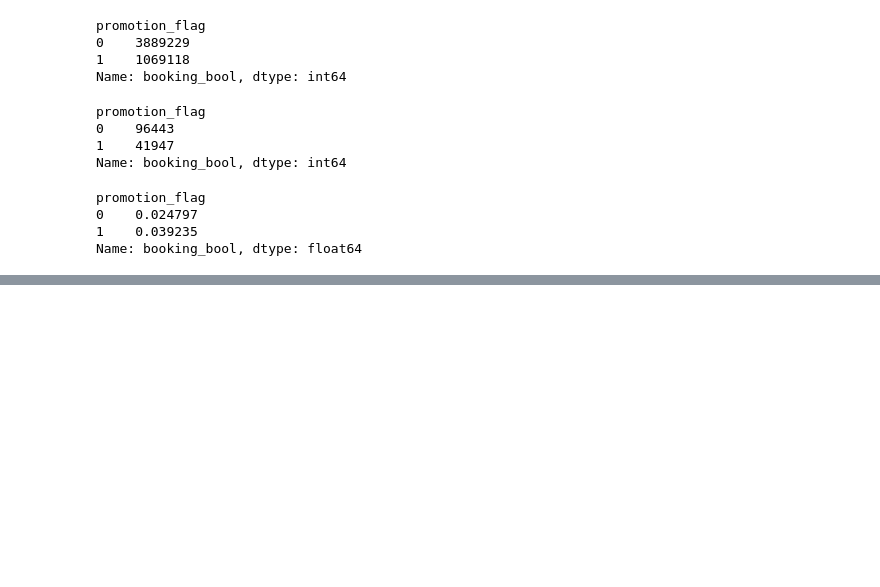
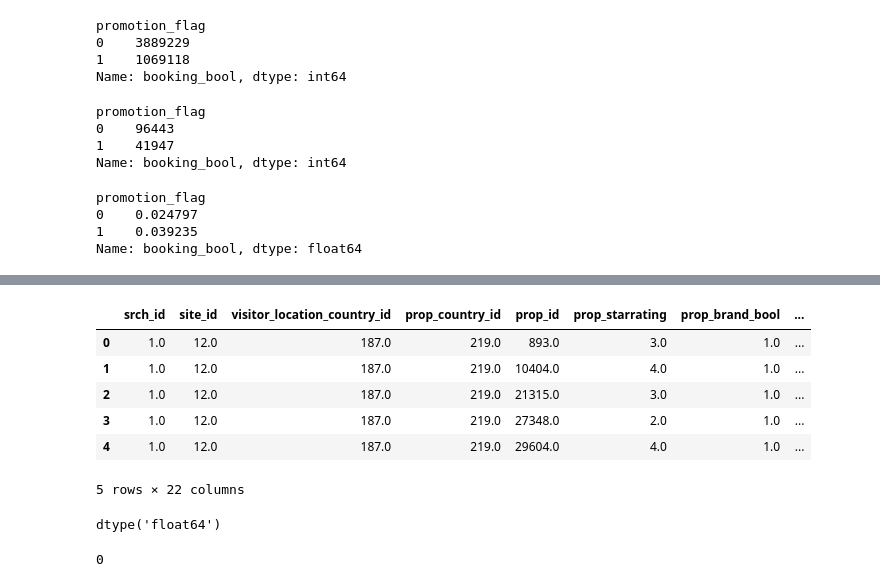
Before and after one commit to Munzeltje/data_mining_course, a Jupyter notebook: assignment2/data_analysis.ipynb, the cells around one changed output, grey strips where cells are left out. Cells and saved outputs as stored; diff of their text form; code cells hidden in the pictures; blank space fills up the shorter version.

```diff
--- a/assignment2/data_analysis.ipynb
+++ b/assignment2/data_analysis.ipynb
@@ -181,0 +233,20 @@ Name: booking_bool, dtype: float64
+# %%
+training_data = pd.read_csv("./training_data_cleaned.csv")
+training_data.head()
+# %% [output]
+|  | srch_id | site_id | visitor_location_country_id | prop_country_id | prop_id | prop_starrating | prop_brand_bool | ... |
+| 0 | 1.0 | 12.0 | 187.0 | 219.0 | 893.0 | 3.0 | 1.0 | ... |
+| 1 | 1.0 | 12.0 | 187.0 | 219.0 | 10404.0 | 4.0 | 1.0 | ... |
+| 2 | 1.0 | 12.0 | 187.0 | 219.0 | 21315.0 | 3.0 | 1.0 | ... |
+| 3 | 1.0 | 12.0 | 187.0 | 219.0 | 27348.0 | 2.0 | 1.0 | ... |
+| 4 | 1.0 | 12.0 | 187.0 | 219.0 | 29604.0 | 4.0 | 1.0 | ... |
+5 rows × 22 columns
+# %%
+#training_data = training_data.to_numpy()
+training_data.dtype
+# %% [output]
+dtype('float64')
+# %%
+np.isnan(training_data).sum()
+# %% [output]
+0
```
Also changed, not shown: parts of 6 cells of this notebook.
